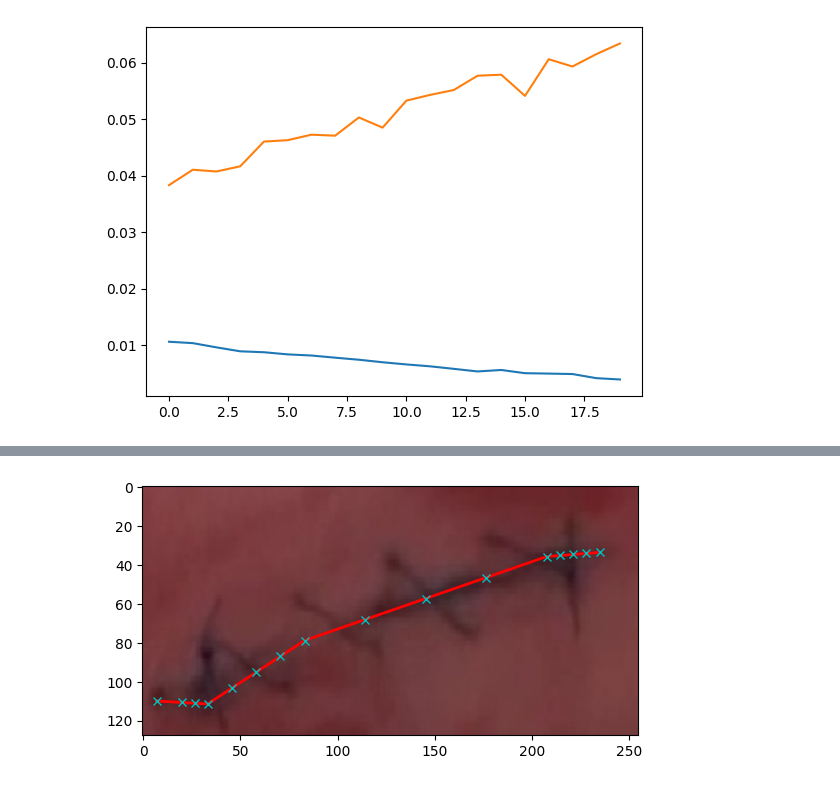
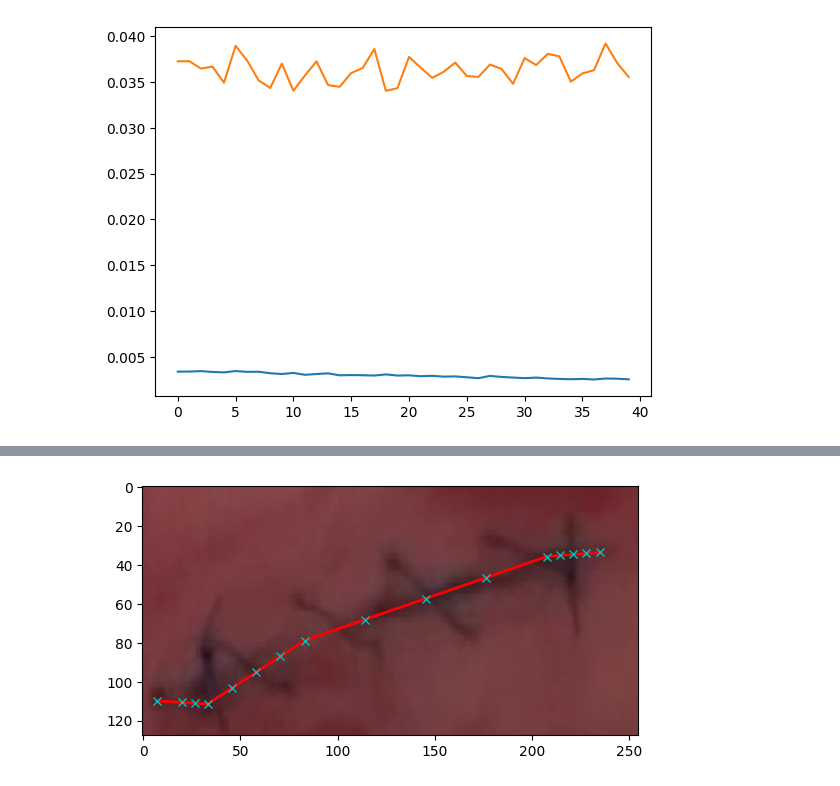
Before and after one commit to tomhruby1/zdo, a Jupyter notebook: training_all.ipynb, the cells around one changed output, grey strips where cells are left out. Drawn from its saved outputs; the diff is of its cells as text; code cells hidden in the pictures.

```diff
--- a/training_all.ipynb
+++ b/training_all.ipynb
@@ -21,7 +21,7 @@ import json
 with open(data_train_p, 'r') as f:
     data = json.load(f)
 
-image_id = '131'
+image_id = '190'
 
 incision_points = np.array(data[image_id]['incision'], dtype=float)
 stitches_points = np.array(data[image_id]['stitches'], dtype=float)
@@ -39,5 +39,5 @@ stitches_labels[indices[:N]] = 1
 stitches_points2 = stitches_points2.astype('float32')
 stitches_points2 = stitches_points2.reshape([MAX_STITCHES*2, 2])
 
-print(stitches_labels)
-stitches_points2
+# print(stitches_labels)
+# stitches_points2
@@ -160,14 +179,9 @@ visualize(im, points[:16,:], points[16:,:], unnormalize=True)
 # %%
-# setup dataloaders
-train_dataloader = DataLoader(train_dataset, batch_size=32, shuffle=True)
-val_dataloder = DataLoader(val_dataset, batch_size=10, shuffle=True)
-
-
 # TRAIN!
 def train(net, dataloaders, optimizer, loss_det, loss_obj, num_epoch, device, validation=True, freq_print=10):
     net = net.to(device)
     loss_hist = np.ones((num_epoch,2))*np.inf
-    a = 0.5
+    a = 0.8
     b = 0.5
     for epoch in range(num_epoch):
         time_start = time.time()
@@ -195,8 +209,13 @@ def train(net, dataloaders, optimizer, loss_det, loss_obj, num_epoch, device, va
 
                 out_p, out_o = net(inputs)
 
-                # the stuff
-                loss = a*loss_det(out_p, points) + b*loss_obj(out_o, labels)
+                # compute loss
+                N = labels.sum() #number of correct
+
+                incision_loss = a*loss_det(out_p[:,:32], points[:,:32])
+                stitches_loss = loss_det(out_p[:,32:], points[:,32:]) / N
+                objectness_loss = b*loss_obj(out_o, labels)
+                loss = incision_loss + stitches_loss + objectness_loss
 
                 if phase == 'train':
                     loss.backward()
@@ -221,12 +240,17 @@ def train(net, dataloaders, optimizer, loss_det, loss_obj, num_epoch, device, va
 
     return loss_hist
 
+# setup dataloaders
+train_dataloader = DataLoader(train_dataset, batch_size=45, shuffle=True, num_workers=4)
+val_dataloder = DataLoader(val_dataset, batch_size=10, shuffle=True, num_workers=4)
+
 # train setup
 dataloaders={'train': train_dataloader, 'val':val_dataloder}
-num_epoch = 20
-# optimizer = optim.SGD(model.parameters(), lr=0.02, momentum=0.9)
-optimizer = optim.AdamW(model.parameters())
+num_epoch = 40
+# optimizer = optim.SGD(model.parameters(), lr=0.1, momeentum=0.9)
+optimizer = optim.AdamW(model.parameters(), lr=0.0001)
 device = torch.device('cuda:0' if torch.cuda.is_available() else 'cpu')
+
 loss = nn.MSELoss()
 loss_objectness = nn.BCELoss()
 
@@ -251,3 +275,3 @@ val-epoch 19 loss: 0.06337472200393676 time: 1.69s
 training finished
-[figure, old version]
+[figure, new version]
 # %%
```
Also changed, not shown: parts of 11 cells of this notebook, 4 other files.
